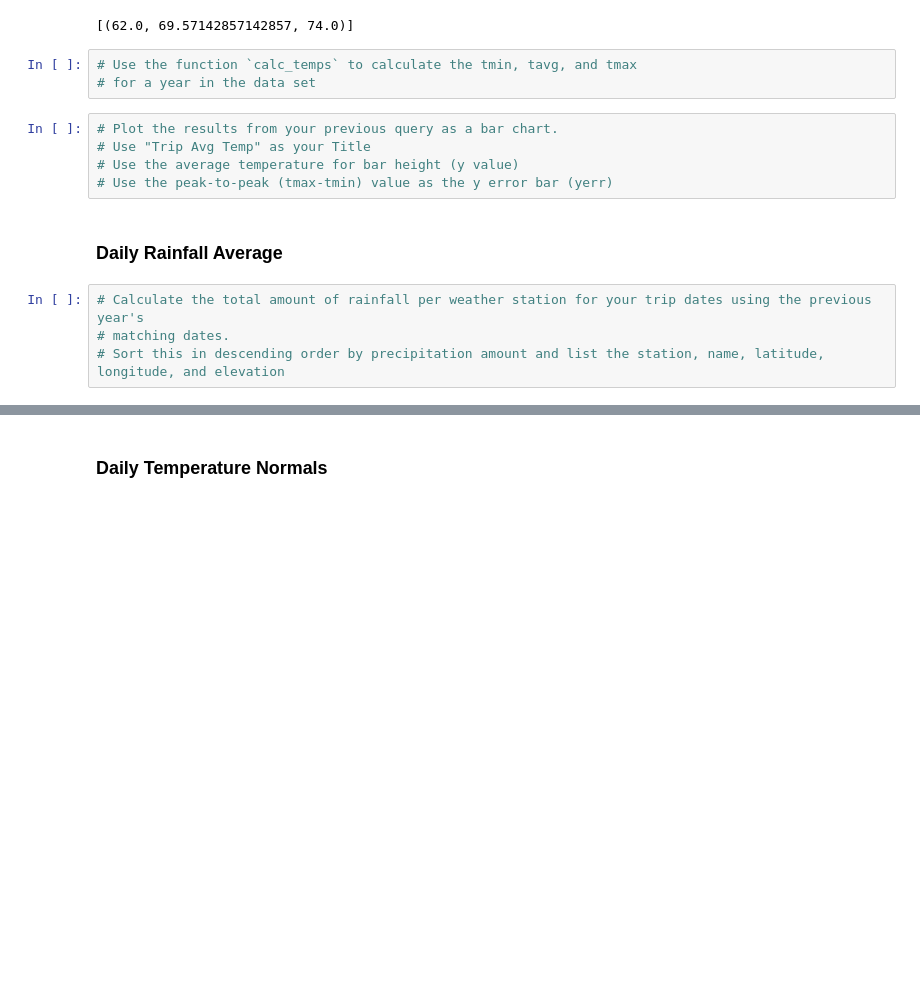
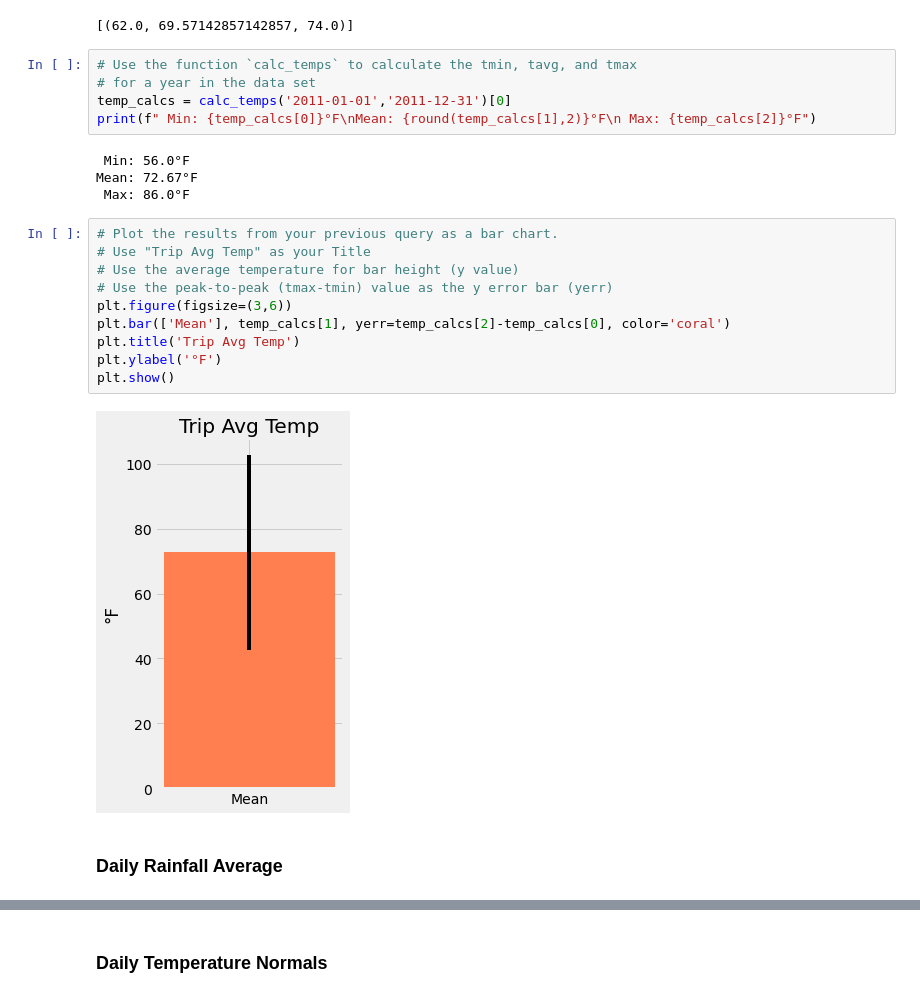
Before and after one commit to RL-Lane/SQLAlchemy-Weather-Analysis, a Jupyter notebook: Temp Analysis 2.ipynb, the cells around one changed output, grey strips where cells are left out. Cells and saved outputs as stored; diff of their text form; blank space fills up the shorter version.

```diff
--- a/Temp Analysis 2.ipynb
+++ b/Temp Analysis 2.ipynb
@@ -61,14 +62,23 @@ print(calc_temps('2012-02-28', '2012-03-05'))
 # %%
 # Use the function `calc_temps` to calculate the tmin, tavg, and tmax
 # for a year in the data set
+temp_calcs = calc_temps('2011-01-01','2011-12-31')[0]
+print(f" Min: {temp_calcs[0]}°F\nMean: {round(temp_calcs[1],2)}°F\n Max: {temp_calcs[2]}°F")
+# %% [output]
+ Min: 56.0°F
+Mean: 72.67°F
+ Max: 86.0°F
 # %%
 # Plot the results from your previous query as a bar chart.
 # Use "Trip Avg Temp" as your Title
 # Use the average temperature for bar height (y value)
 # Use the peak-to-peak (tmax-tmin) value as the y error bar (yerr)
+plt.figure(figsize=(3,6))
+plt.bar(['Mean'], temp_calcs[1], yerr=temp_calcs[2]-temp_calcs[0], color='coral')
+plt.title('Trip Avg Temp')
+plt.ylabel('°F')
+plt.show()
+# %% [output]
+[figure, added]
 # %% [markdown]
 ### Daily Rainfall Average
-# %%
-# Calculate the total amount of rainfall per weather station for your trip dates using the previous year's
-# matching dates.
-# Sort this in descending order by precipitation amount and list the station, name, latitude, longitude, and elevation
```
Also changed, not shown: parts of 10 cells of this notebook.
